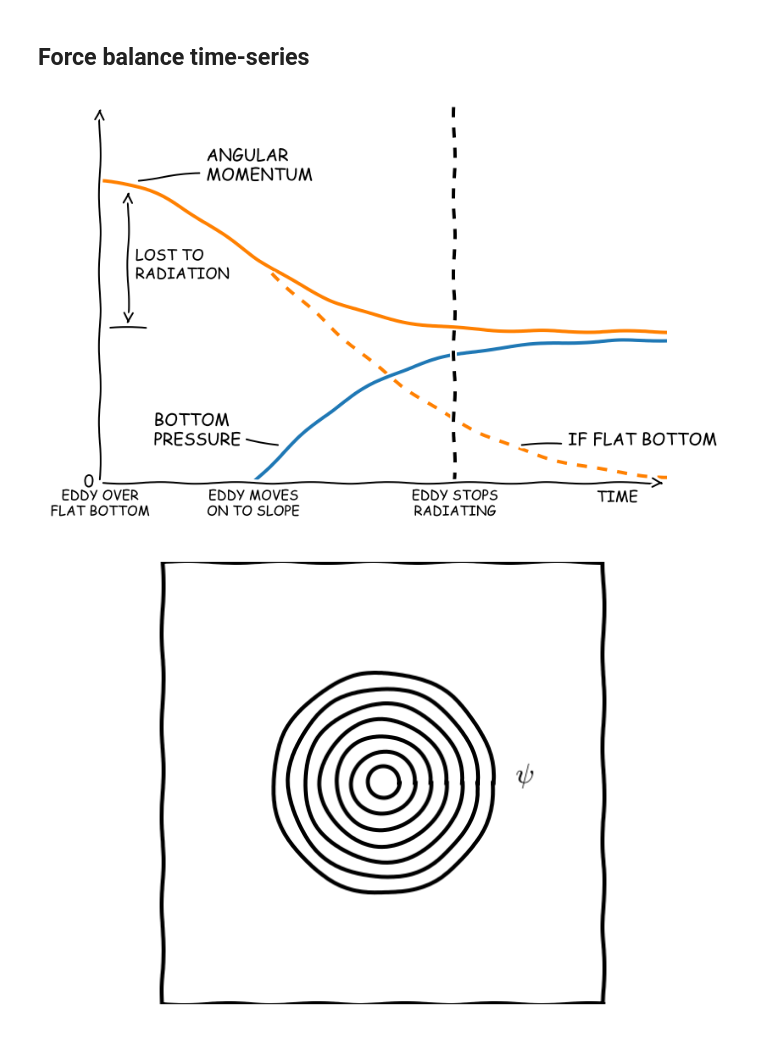
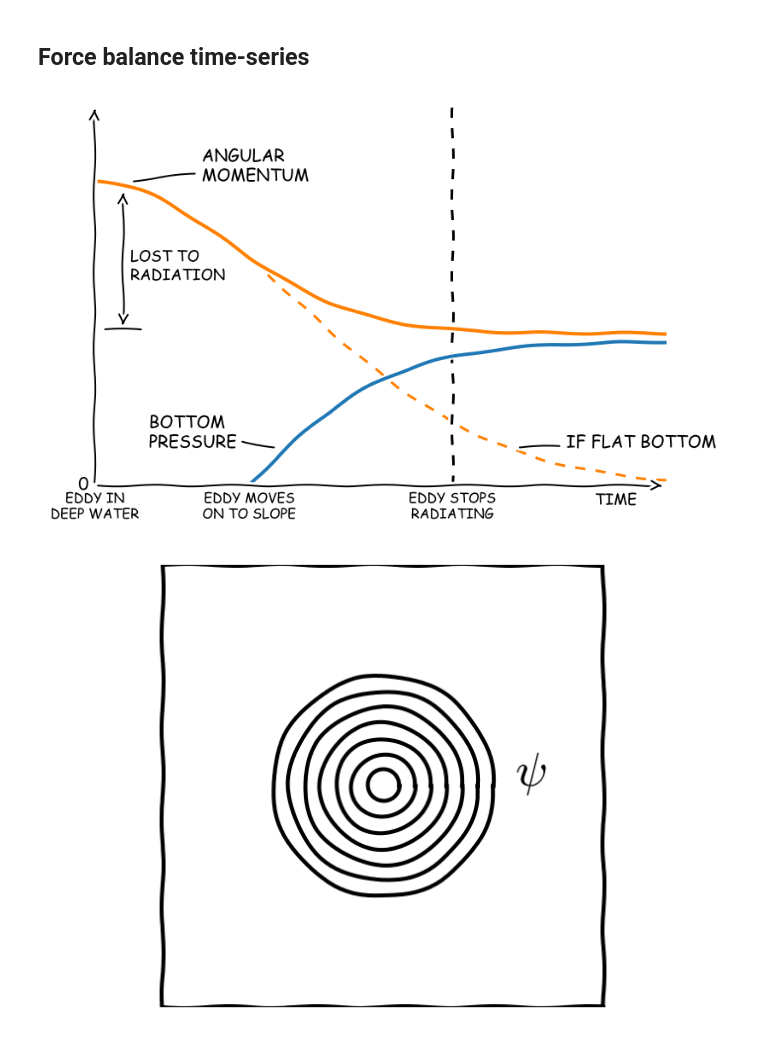
Before and after one commit to dcherian/xkcd-like-schematic, a Jupyter notebook: schematics.ipynb, the cells around one changed output. Drawn from its saved outputs; the diff is of its cells as text; code cells hidden in the pictures.

Commit message:
minor improvements to schematics. Added β force schematic

```diff
--- a/schematics.ipynb
+++ b/schematics.ipynb
@@ -18,14 +21,13 @@ am = 2 + 2 * np.exp(-(t/1.3)**2)
 amflat = 4 * np.exp(-(t/2)**2)
 t0 = 1.08;
 pbot = 1.9 * np.tanh(t-t0)
-coloram = [1,0.5,0];
-colorbot = [0.12,0.47,0.71];
 
 with plt.xkcd():
     plt.figure()
     plt.hold(True)
     plt.plot(t, am, color=coloram)
-    plt.plot(t[30:], amflat[30:],  color=coloram, linestyle='--')
+    plt.plot(t[30:], amflat[30:],  color=coloram,
+             linestyle='--', linewidth=1.5, zorder=1)
     plt.plot(t, pbot, color=colorbot)
     plt.ylim([0,5])
 
@@ -34,10 +36,11 @@ with plt.xkcd():
     xtickloc = 2.5
     plt.xticks([0, t0, xtickloc])
     plt.yticks([0])
-    plt.axvline(xtickloc, color='k', linestyle='--')
+    plt.axvline(xtickloc, color='k',
+                linestyle='--', linewidth=1.5, zorder=1)
     ax.xaxis.set_tick_params(top='off', bottom='off')
     ax.yaxis.set_tick_params(left='off', right='off')
-    ax.xaxis.set_ticklabels(['EDDY OVER\nFLAT BOTTOM',
+    ax.xaxis.set_ticklabels(['EDDY IN\nDEEP WATER',
                              'EDDY MOVES\nON TO SLOPE',
                              'EDDY STOPS\nRADIATING'], size=8)
 
@@ -49,34 +52,34 @@ with plt.xkcd():
     plt.annotate('', xy=[0.05,am.min()+0.05],
                     xytext=[0.35,am.min()+0.05],
                      arrowprops=dict(arrowstyle='-'))
 
     plt.text(0.25, 2.7, 'LOST TO\nRADIATION', size=9)
 
     # Easiest to draw axes as arrows using plt.annotate()
     plt.box(None)
     xlim = plt.xlim();
     ylim = plt.ylim();
     plt.annotate('', xy=[xlim[1],ylim[0]], xytext=[0,0],
                 arrowprops=dict(arrowstyle='->'))
     plt.annotate('', xy=[xlim[0],ylim[1]], xytext=[0,0],
                 arrowprops=dict(arrowstyle='->'))
 
     # fake x-axis label
     dx=0.5; dy=0.25;
     loc = [xlim[1]-dx, ylim[0]-dy];
     plt.text(loc[0], loc[1], 'TIME', size=9)
 
     # label lines
     plt.annotate('ANGULAR\nMOMENTUM', xy=[0.25,4], xytext=[0.75,4],
                 arrowprops=dict(arrowstyle='-'), size=10)
     plt.annotate('BOTTOM\nPRESSURE', xy=[t0+0.2,0.50], xytext=[0.3+(t0-1),0.5],
                 arrowprops=dict(arrowstyle='-'), size=10)
     plt.annotate('IF FLAT BOTTOM', xy=[2.95,0.50], xytext=[3.3,0.5],
                 arrowprops=dict(arrowstyle='-'), size=10)
 
 plt.savefig('images/force-timeseries-schematic.png', bbox_inches='tight')
 # %% [output]
-[figure, old version]
+[figure, new version]
 # %%
 with plt.xkcd():
     plt.plot([-1,1,1,-1,-1],[-1,-1,1,1,-1], color='k')
@@ -90,9 +93,9 @@ with plt.xkcd():
     for r in np.linspace(0,0.5,8):
         plt.plot(r*np.cos(th), r*np.sin(th), color='k')
 
-    plt.text(0.6,0, r'$\psi$')
+    plt.text(0.6,0, r'$\psi$', fontsize=24)
     plt.axis('equal')
 
-plt.savefig('images/integrate-schematic.png')
+plt.savefig('images/integrate-schematic.png', bbox_inches='tight')
 # %% [output]
-[figure, old version]
+[figure, new version]
```
Also changed, not shown: parts of 2 cells of this notebook.
